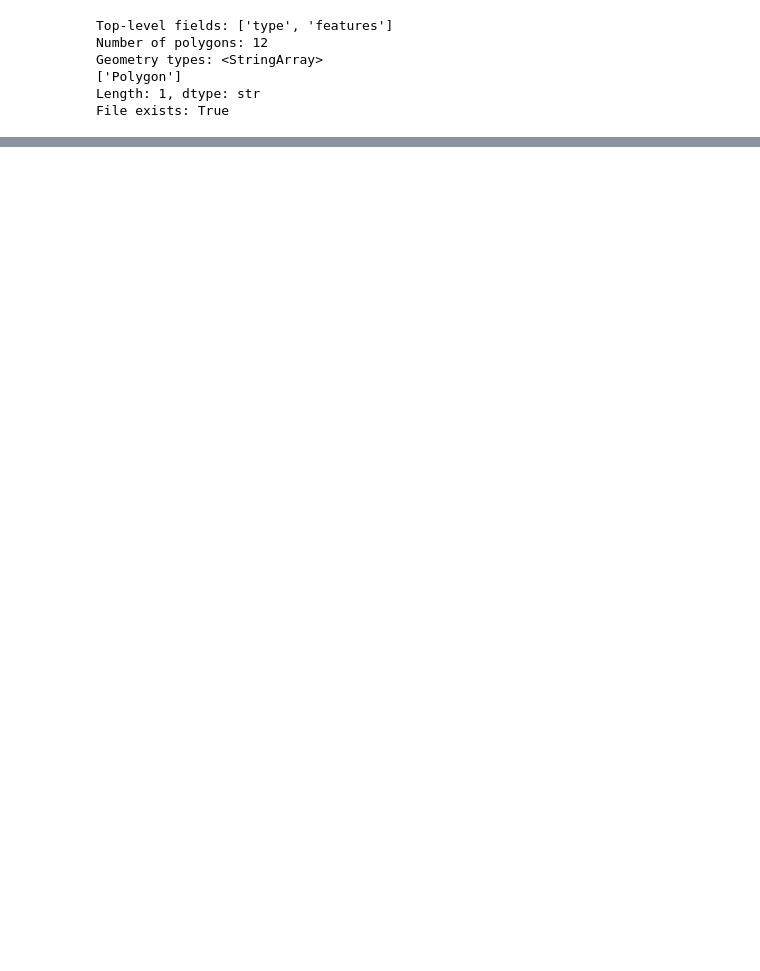
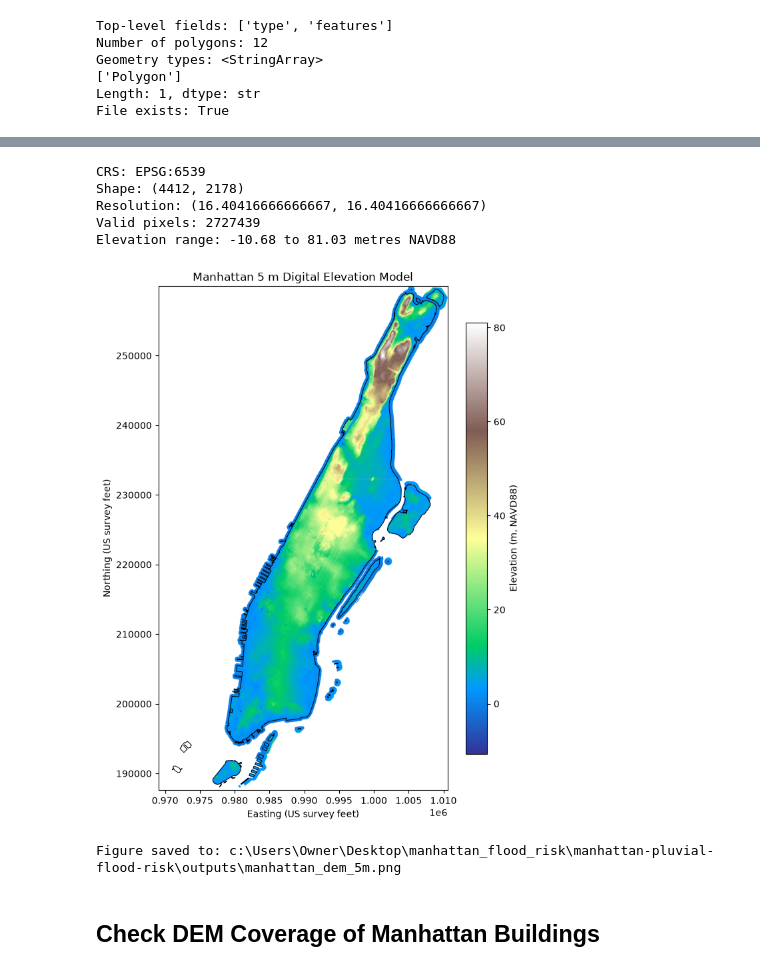
Before and after one commit to hjr998x/manhattan-pluvial-flood-risk, a Jupyter notebook: notebooks/03_terrain_data.ipynb, the cells around one changed output, grey strips where cells are left out. Saved outputs shown, nothing was run; the diff lists cells and outputs as text; code cells hidden in the pictures; blank space fills up the shorter version.

```diff
--- a/notebooks/03_terrain_data.ipynb
+++ b/notebooks/03_terrain_data.ipynb
@@ -793,0 +630,76 @@ Valid pixels: 0
+# %%
+with rasterio.open(analysis_dem_path) as source:
+    analysis_dem = source.read(1, masked=True)
+    analysis_bounds = source.bounds
+
+    print("CRS:", source.crs)
+    print("Shape:", analysis_dem.shape)
+    print("Resolution:", source.res)
+    print("Valid pixels:", analysis_dem.count())
+    print(
+        "Elevation range:",
+        round(float(analysis_dem.min()), 2),
+        "to",
+        round(float(analysis_dem.max()), 2),
+        "metres NAVD88",
+    )
+# %% [output]
+CRS: EPSG:6539
+Shape: (4412, 2178)
+Resolution: (16.40416666666667, 16.40416666666667)
+Valid pixels: 2727439
+Elevation range: -10.68 to 81.03 metres NAVD88
+# %%
+figure, axis = plt.subplots(figsize=(7, 12))
+
+image = axis.imshow(
+    analysis_dem,
+    cmap="terrain",
+    extent=[
+        analysis_bounds.left,
+        analysis_bounds.right,
+        analysis_bounds.bottom,
+        analysis_bounds.top,
+    ],
+    origin="upper",
+)
+
+# Overlay the actual Manhattan borough boundary.
+manhattan_boundary.boundary.plot(
+    ax=axis,
+    color="black",
+    linewidth=0.7,
+)
+
+colorbar = figure.colorbar(
+    image,
+    ax=axis,
+    shrink=0.7,
+)
+
+colorbar.set_label("Elevation (m, NAVD88)")
+
+axis.set_title("Manhattan 5 m Digital Elevation Model")
+axis.set_xlabel("Easting (US survey feet)")
+axis.set_ylabel("Northing (US survey feet)")
+
+output_figure_path = (
+    PROJECT_ROOT
+    / "outputs"
+    / "manhattan_dem_5m.png"
+)
+
+figure.savefig(
+    output_figure_path,
+    dpi=300,
+    bbox_inches="tight",
+)
+
+plt.show()
+
+print("Figure saved to:", output_figure_path)
+# %% [output]
+[figure, added]
+Figure saved to: c:\Users\Owner\Desktop\manhattan_flood_risk\manhattan-pluvial-flood-risk\outputs\manhattan_dem_5m.png
+# %% [markdown]
+## Check DEM Coverage of Manhattan Buildings
```
Also changed, not shown: parts of 32 cells of this notebook, 1 other file.
